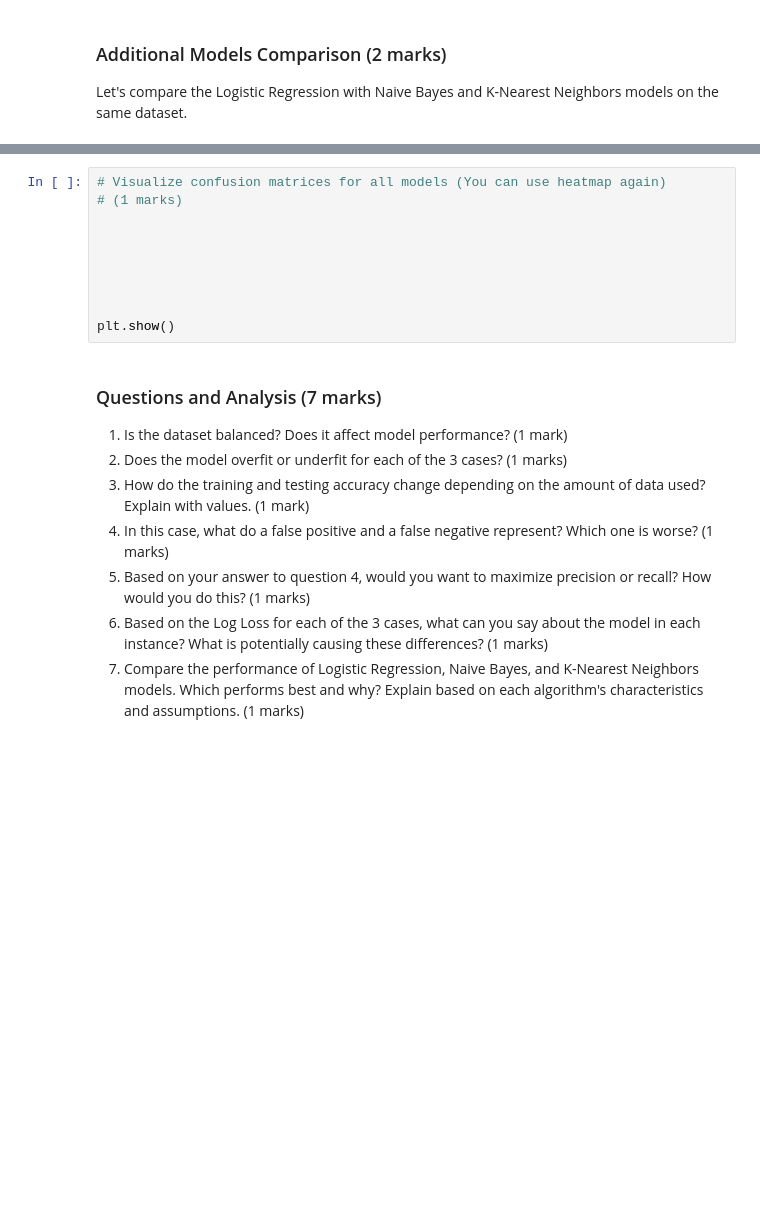
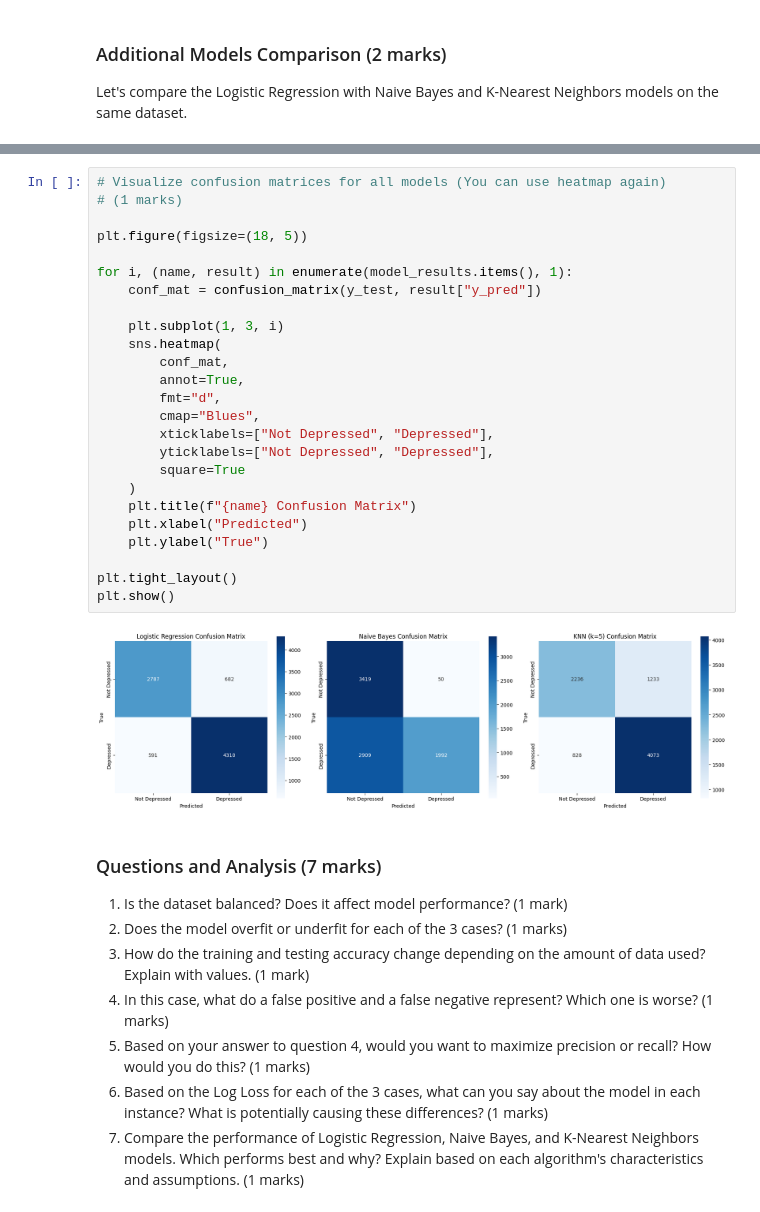
Before and after one commit to nathanielmills-101/ENGG680_2025_Fall, a Jupyter notebook: Lab Assignment 2/Assignment2.ipynb, the cells around one changed output, grey strips where cells are left out. Cells and saved outputs as stored; diff of their text form; blank space fills up the shorter version.

```diff
--- a/Lab Assignment 2/Assignment2.ipynb
+++ b/Lab Assignment 2/Assignment2.ipynb
@@ -957,13 +1187,30 @@ for name, model_instance in models.items():
-# %%
-# Visualize confusion matrices for all models (You can use heatmap again)
-# (1 marks)
-
-
-
-
-
-
-plt.show()
+# %%
+# Visualize confusion matrices for all models (You can use heatmap again)
+# (1 marks)
+
+plt.figure(figsize=(18, 5))
+
+for i, (name, result) in enumerate(model_results.items(), 1):
+    conf_mat = confusion_matrix(y_test, result["y_pred"])
+
+    plt.subplot(1, 3, i)
+    sns.heatmap(
+        conf_mat,
+        annot=True,
+        fmt="d",
+        cmap="Blues",
+        xticklabels=["Not Depressed", "Depressed"],
+        yticklabels=["Not Depressed", "Depressed"],
+        square=True
+    )
+    plt.title(f"{name} Confusion Matrix")
+    plt.xlabel("Predicted")
+    plt.ylabel("True")
+
+plt.tight_layout()
+plt.show()
+# %% [output]
+[figure, added]
 # %% [markdown]
 ### Questions and Analysis (7 marks)
 
```
Also changed, not shown: parts of 14 cells of this notebook.
